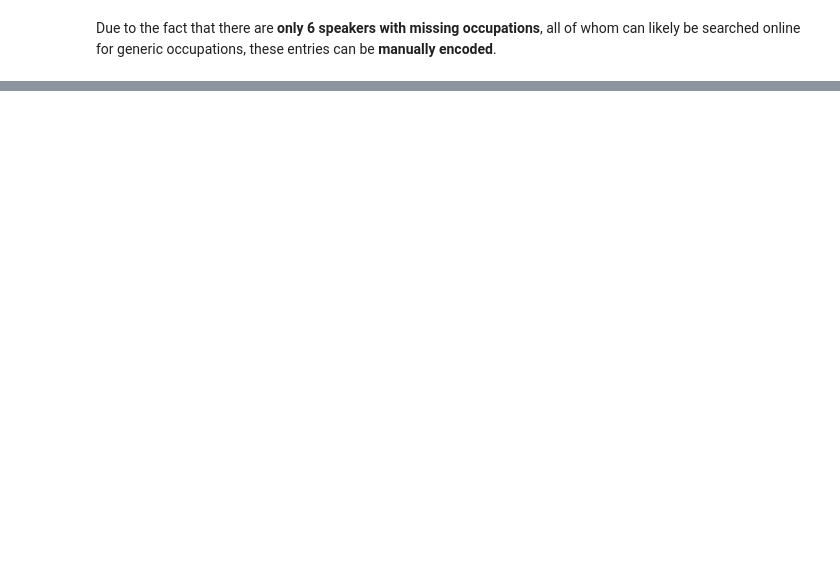
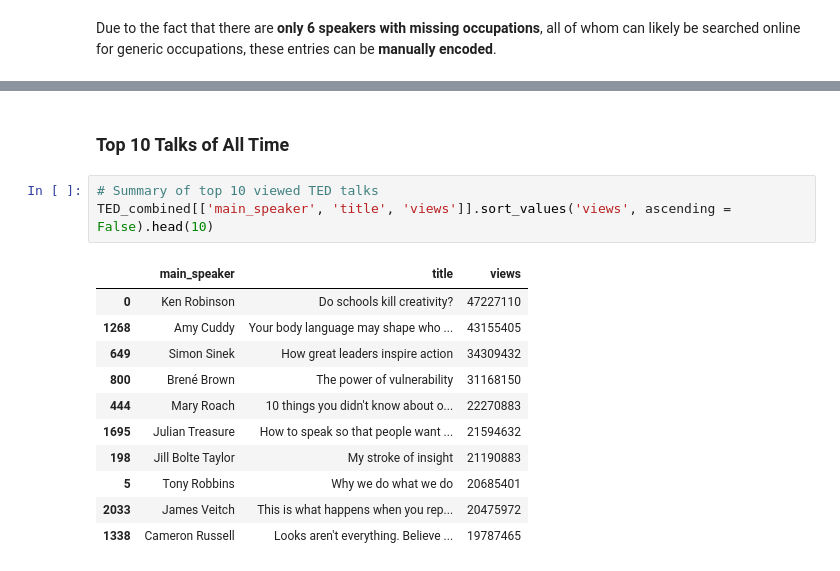
Before and after one commit to smeydell/Ted-Talk-NLP-Classification, a Jupyter notebook: Text NLP & Classification - Ted Talks.ipynb, the cells around one changed output, grey strips where cells are left out. Drawn from its saved outputs; the diff is of its cells as text; blank space fills up the shorter version.

```diff
--- a/Text NLP & Classification - Ted Talks.ipynb
+++ b/Text NLP & Classification - Ted Talks.ipynb
@@ -261,0 +403,17 @@ plt.xlabel('Occupation');
+# %% [markdown]
+### Top 10 Talks of All Time
+# %%
+# Summary of top 10 viewed TED talks
+TED_combined[['main_speaker', 'title', 'views']].sort_values('views', ascending = False).head(10)
+# %% [output]
+|  | main_speaker | title | views |
+| 0 | Ken Robinson | Do schools kill creativity? | 47227110 |
+| 1268 | Amy Cuddy | Your body language may shape who ... | 43155405 |
+| 649 | Simon Sinek | How great leaders inspire action | 34309432 |
+| 800 | Brené Brown | The power of vulnerability | 31168150 |
+| 444 | Mary Roach | 10 things you didn't know about o... | 22270883 |
+| 1695 | Julian Treasure | How to speak so that people want ... | 21594632 |
+| 198 | Jill Bolte Taylor | My stroke of insight | 21190883 |
+| 5 | Tony Robbins | Why we do what we do | 20685401 |
+| 2033 | James Veitch | This is what happens when you rep... | 20475972 |
+| 1338 | Cameron Russell | Looks aren't everything. Believe ... | 19787465 |
```
Also changed, not shown: parts of 90 cells of this notebook.
